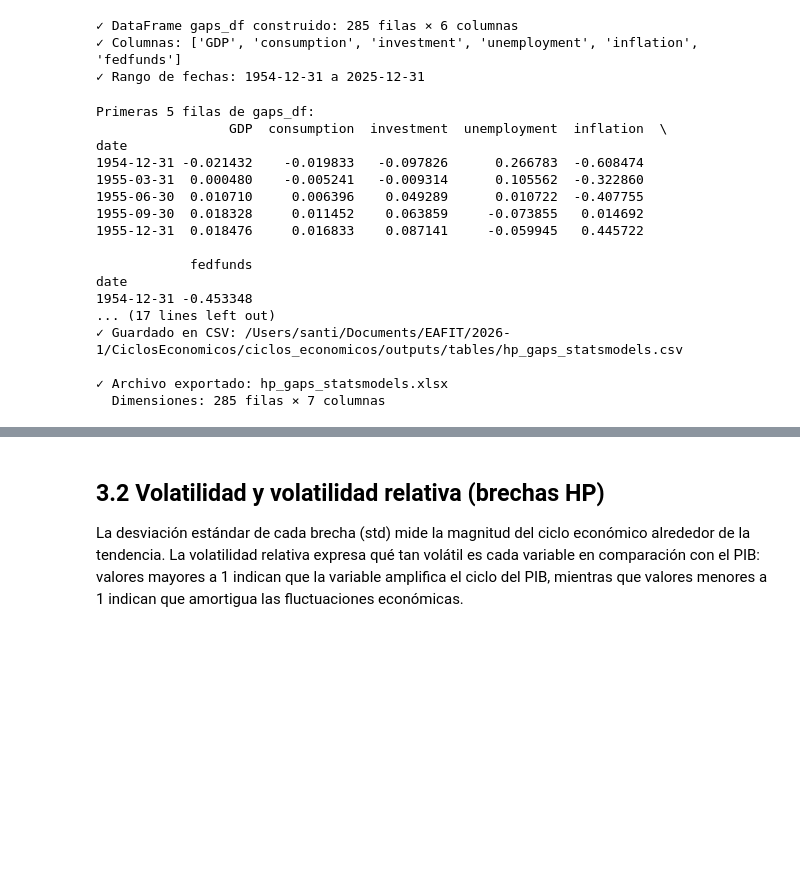
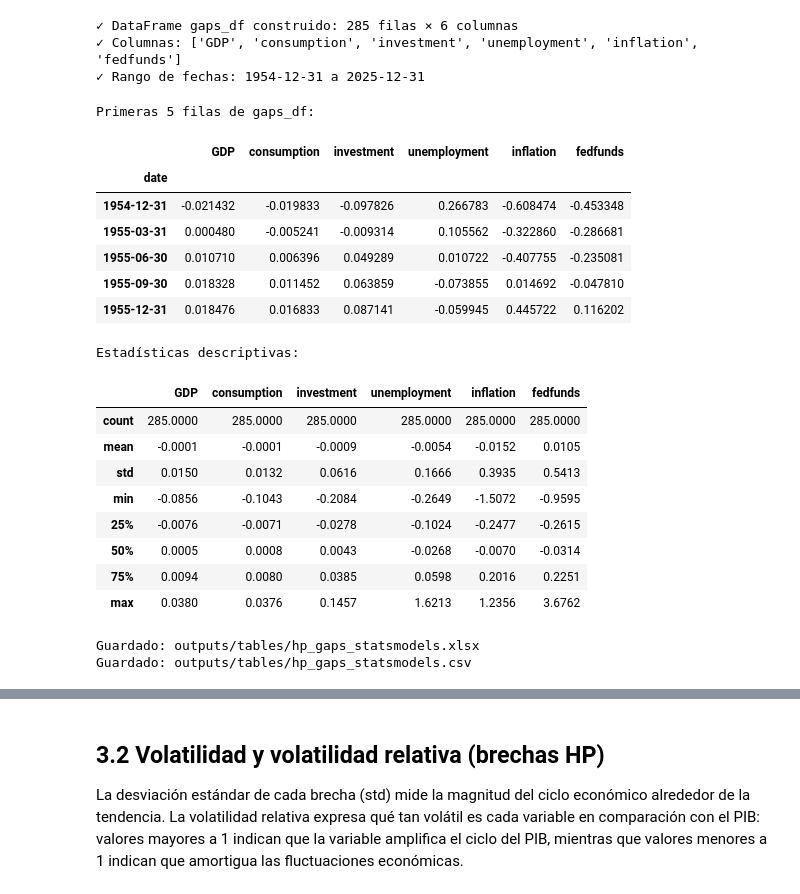
Before and after one commit to Tupxz/ciclos_economicos, a Jupyter notebook: notebooks/Taller_1.ipynb, the cells around one changed output, grey strips where cells are left out. Drawn from its saved outputs; the diff is of its cells as text; code cells hidden in the pictures; blank space fills up the shorter version.

```diff
--- a/notebooks/Taller_1.ipynb
+++ b/notebooks/Taller_1.ipynb
@@ -629,44 +621,44 @@ print(f"✓ Rango de fechas: {gaps_df.index.min().date()} a {gaps_df.index.max()
 # %%
 # Mostrar primeras filas
 print("Primeras 5 filas de gaps_df:")
-print(gaps_df.head())
+display(gaps_df.head())
 
 # Mostrar estadísticas descriptivas
 print("\nEstadísticas descriptivas:")
 desc_gaps = gaps_df.describe().round(4)
-print(desc_gaps)
+display(desc_gaps)
 
 # Preparar para exportación con fecha legible (sin hora)
 export_df = gaps_df.reset_index()
 export_df['date'] = pd.to_datetime(export_df['date']).dt.date
 
 # Guardar a Excel
 xlsx_path = OUT_TAB / 'hp_gaps_statsmodels.xlsx'
 export_df.to_excel(xlsx_path, index=False, sheet_name='gaps')
-print(f"\n✓ Guardado en Excel: {xlsx_path}")
+print(f"\nGuardado: {xlsx_path.relative_to(ROOT)}")
 
 # Guardar a CSV (opcional)
 csv_path = OUT_TAB / 'hp_gaps_statsmodels.csv'
 export_df.to_csv(csv_path, index=False)
-print(f"✓ Guardado en CSV: {csv_path}")
-
-print(f"\n✓ Archivo exportado: hp_gaps_statsmodels.xlsx")
-print(f"  Dimensiones: {export_df.shape[0]} filas × {export_df.shape[1]} columnas")
+print(f"Guardado: {csv_path.relative_to(ROOT)}")
 # %% [output]
 Primeras 5 filas de gaps_df:
-                 GDP  consumption  investment  unemployment  inflation  \
-date
-1954-12-31 -0.021432    -0.019833   -0.097826      0.266783  -0.608474
-1955-03-31  0.000480    -0.005241   -0.009314      0.105562  -0.322860
-1955-06-30  0.010710     0.006396    0.049289      0.010722  -0.407755
-1955-09-30  0.018328     0.011452    0.063859     -0.073855   0.014692
-1955-12-31  0.018476     0.016833    0.087141     -0.059945   0.445722
-
-            fedfunds
-date
-1954-12-31 -0.453348
-... (17 lines left out)
-✓ Guardado en CSV: /Users/santi/Documents/EAFIT/2026-1/CiclosEconomicos/ciclos_economicos/outputs/tables/hp_gaps_statsmodels.csv
-
-✓ Archivo exportado: hp_gaps_statsmodels.xlsx
-  Dimensiones: 285 filas × 7 columnas
+|  | GDP | consumption | investment | unemployment | inflation | fedfunds |
+| date |  |  |  |  |  |  |
+| 1954-12-31 | -0.021432 | -0.019833 | -0.097826 | 0.266783 | -0.608474 | -0.453348 |
+| 1955-03-31 | 0.000480 | -0.005241 | -0.009314 | 0.105562 | -0.322860 | -0.286681 |
+| 1955-06-30 | 0.010710 | 0.006396 | 0.049289 | 0.010722 | -0.407755 | -0.235081 |
+| 1955-09-30 | 0.018328 | 0.011452 | 0.063859 | -0.073855 | 0.014692 | -0.047810 |
+| 1955-12-31 | 0.018476 | 0.016833 | 0.087141 | -0.059945 | 0.445722 | 0.116202 |
+Estadísticas descriptivas:
+|  | GDP | consumption | investment | unemployment | inflation | fedfunds |
+| count | 285.0000 | 285.0000 | 285.0000 | 285.0000 | 285.0000 | 285.0000 |
+| mean | -0.0001 | -0.0001 | -0.0009 | -0.0054 | -0.0152 | 0.0105 |
+| std | 0.0150 | 0.0132 | 0.0616 | 0.1666 | 0.3935 | 0.5413 |
+| min | -0.0856 | -0.1043 | -0.2084 | -0.2649 | -1.5072 | -0.9595 |
+| 25% | -0.0076 | -0.0071 | -0.0278 | -0.1024 | -0.2477 | -0.2615 |
+| 50% | 0.0005 | 0.0008 | 0.0043 | -0.0268 | -0.0070 | -0.0314 |
+| 75% | 0.0094 | 0.0080 | 0.0385 | 0.0598 | 0.2016 | 0.2251 |
+| max | 0.0380 | 0.0376 | 0.1457 | 1.6213 | 1.2356 | 3.6762 |
+Guardado: outputs/tables/hp_gaps_statsmodels.xlsx
+Guardado: outputs/tables/hp_gaps_statsmodels.csv
```
Also changed, not shown: parts of 15 cells of this notebook, 10 other files.
